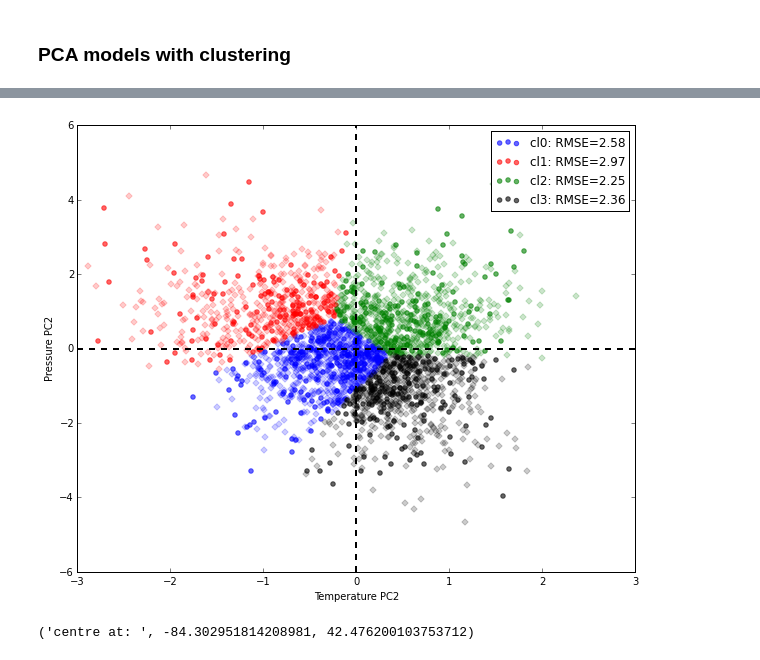
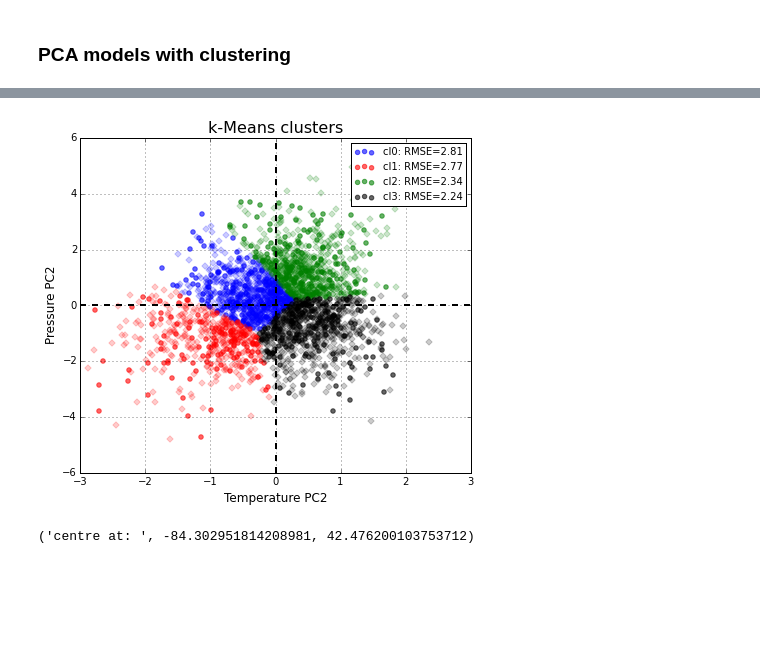
Before and after one commit to majorgowan/wpwp, a Jupyter notebook: Notebooks/wU_Clustering.ipynb, the cells around one changed output, grey strips where cells are left out. Saved outputs shown, nothing was run; the diff lists cells and outputs as text; code cells hidden in the pictures; blank space fills up the shorter version.

```diff
--- a/Notebooks/wU_Clustering.ipynb
+++ b/Notebooks/wU_Clustering.ipynb
@@ -11,5 +11,5 @@ D:\mfruman\Documents\wpwp\Scraping
 # %%
-pylab.rcParams['figure.figsize'] = (10.0, 8.0)
+pylab.rcParams['figure.figsize'] = (6.0, 5.0)
 # %%
 import numpy as np
 import wUUtils as Util
@@ -253,6 +253,6 @@ featureData, target, modelParams = ClustReg.pcaClusterModel(stations,'2005-01-01
                                                             'isSoutherly','isWesterly','isFoggy'], \
                                                             clusterVars=[('TempMax',2),('PressMax',2)], nclusters=4, \
                                                             ncomp=[3, 3, 3, 3, 3, 3, 3, 3], \
-                                                            targetVar='TempMax',lag=1,order=1,verbose=False)
+                                                            targetVar='TempMax',lag=1,order=0,verbose=False)
 # %% [output]
 columns for clustering: [2, 8]
@@ -284,16 +284,19 @@ Overall performance:
 # %%
 nclusters=4
 colors = ['blue','red','green','black','cyan','yellow']
-fig = plt.figure()
+fig = plt.figure(figsize=(8.0,5.0))
 ax = plt.subplot(111)
 ax.set_axis_bgcolor('lavender')
+ax.grid()
+ax.set_ylabel('Temperature (C)')
+ax.set_title('Daily maximum temperature at CYYZ',size=14)
 legs = []
 for icl in range(nclusters):
      cl0 = [t for i,t in enumerate(target) if pred_classes[i]==icl]
      dt0 = [t for i,t in enumerate(date_list) if pred_classes[i]==icl]
      plt.scatter(dt0,cl0,color=colors[icl])
      legs.append('RMSE=%.2f' % modelPerf['RMSE'][icl])
-plt.legend(legs)
+plt.legend(legs,fontsize=10)
 fig.autofmt_xdate()
 plt.show()
 # %% [output]
@@ -300,0 +304,20 @@ plt.show()
+# %%
+# cluster distribution of days by month
+train_date_list = Util.dateList('2005-01-01','2010-12-30')
+months = [dd.month for dd in train_date_list]
+
+# again, but by cluster
+
+fig = plt.figure(figsize=(10.0,5.0))
+for icl in range(nclusters):
+
+    month0 = [t.month for i,t in enumerate(train_date_list) if train_classes[i]==icl]
+    month1 = [t.month for i,t in enumerate(date_list) if pred_classes[i]==icl]
+
+    ax = plt.subplot(2,2,icl+1)
+    ax.set_xlim([1,13])
+    # histogram of months
+    n, bins, patches = plt.hist(month0, 12, range=[1,13], normed=1, facecolor='green', alpha=0.3)
+    n, bins, patches = plt.hist(month1, 12, range=[1,13], normed=1, facecolor='red', alpha=0.2)
+
+    ax.set_title('Cl%d' % (icl), size=14)
@@ -302,38 +327,40 @@ plt.show()
 # visualize clusters
 clusterColumns = [2,8]
 train_data0 = featureData[clusterColumns[0]]
 train_data1 = featureData[clusterColumns[1]]
 test_data0 = pred_featureData[clusterColumns[0]]
 test_data1 = pred_featureData[clusterColumns[1]]
 
 train_classes = modelParams['classes']
 
-fig = plt.figure()
+fig = plt.figure(figsize=(7.0,6.0))
 ax = fig.add_subplot(1,1,1)
 plt.plot([0,0],[-6,6],color='black',linestyle='--',linewidth=2)
 plt.plot([-3,3],[0,0],color='black',linestyle='--',linewidth=2)
 ax.set_xlim([-3,3])
 ax.set_ylim([-6,6])
 legs=[]
 scatPlots = []
 for icl in range(nclusters):
      cl0 = [t for i,t in enumerate(train_data0) if train_classes[i]==icl]
      cl1 = [t for i,t in enumerate(train_data1) if train_classes[i]==icl]
      ax.scatter(cl0,cl1,color=colors[icl],alpha=0.2,marker='D')
 
      cl0 = [t for i,t in enumerate(test_data0) if pred_classes[i]==icl]
      cl1 = [t for i,t in enumerate(test_data1) if pred_classes[i]==icl]
      scatPlots.append(ax.scatter(cl0,cl1,color=colors[icl],alpha=0.6))
 
      legs.append('cl%d: RMSE=%.2f' % (icl,modelPerf['RMSE'][icl]))
 
-plt.legend(scatPlots,legs)
+plt.legend(scatPlots,legs,fontsize=10)
 
-ax.set_xlabel('Temperature PC2')
-ax.set_ylabel('Pressure PC2')
+ax.grid(True)
+ax.set_title('k-Means clusters',size=16)
+ax.set_xlabel('Temperature PC2',size=12)
+ax.set_ylabel('Pressure PC2',size=12)
 plt.show()
 # %% [output]
-[figure, old version]
+[figure, new version]
 # %%
 # structures of 2 PC used for clustering
 
```
Also changed, not shown: parts of 15 cells of this notebook, 13 other files.
